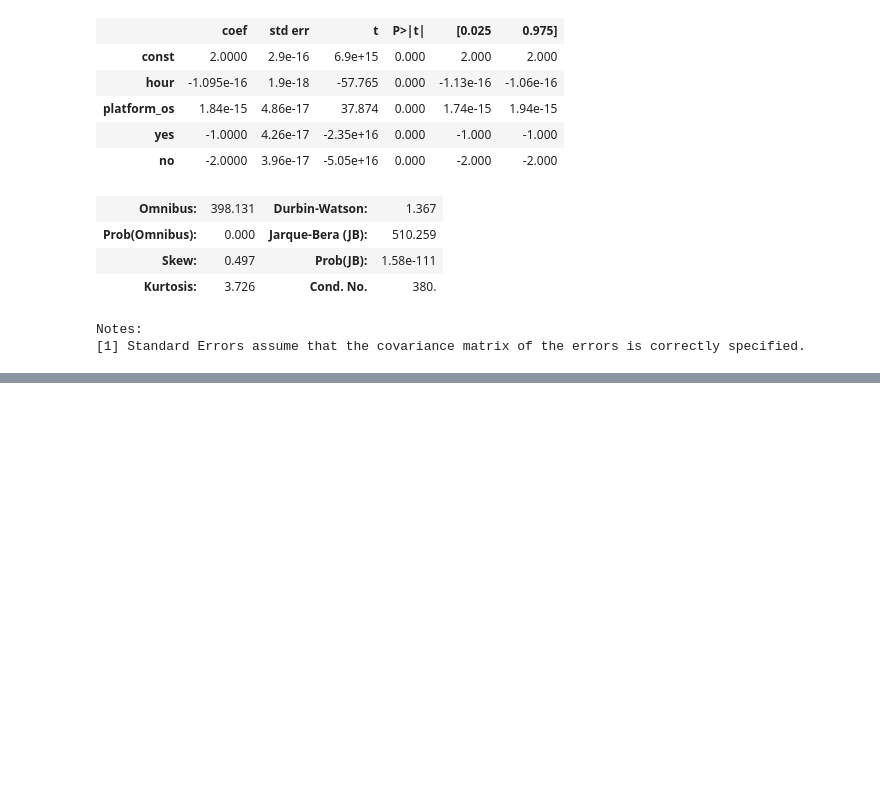
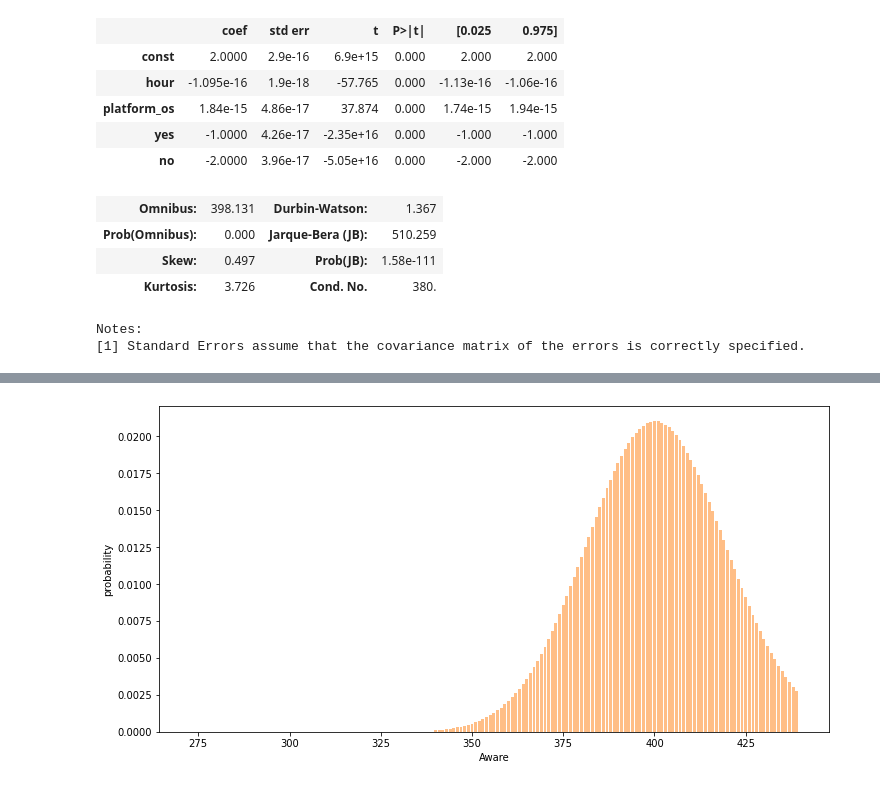
Before and after one commit to tutorialcreation/nlp_swahili_amharic, a Jupyter notebook: notebooks/AB_Testing.ipynb, the cells around one changed output, grey strips where cells are left out. Saved outputs shown, nothing was run; the diff lists cells and outputs as text; code cells hidden in the pictures; blank space fills up the shorter version.

```diff
--- a/notebooks/AB_Testing.ipynb
+++ b/notebooks/AB_Testing.ipynb
@@ -149,0 +160,16 @@ Can you comment on which error types p-values are related?
+# %%
+def cont_exp_distribution(C_aware, E_aware, C_total, E_total, C_cr, E_cr) -> None:
+        fig, ax = plt.subplots(figsize=(12,6))
+        xC = np.linspace(C_aware-49, C_aware+50, 100)
+        yC = scs.binom(C_total, C_cr).pmf(xC)
+        ax.bar(xC, yC, alpha=0.5)
+        xE = np.linspace(E_aware-49, E_aware+50, 100)
+        yE = scs.binom(E_total, E_cr).pmf(xE)
+        ax.bar(xE, yE, alpha=0.5)
+        plt.xlabel('Aware')
+        plt.ylabel('probability')
+        #plt.show()
+# %%
+cont_exp_distribution(322,389,4071,4006,0.95,0.1)
+# %% [output]
+[figure, added]
```
Also changed, not shown: parts of 19 cells of this notebook.
